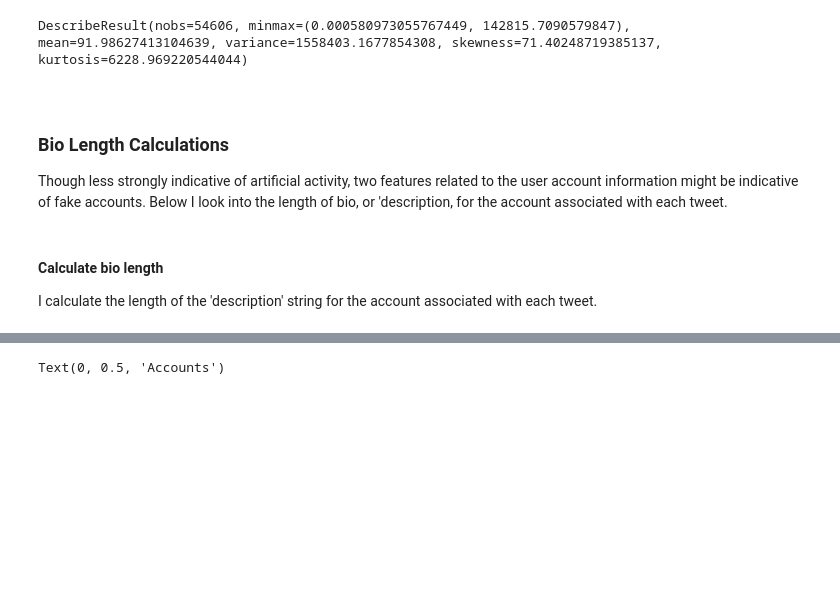
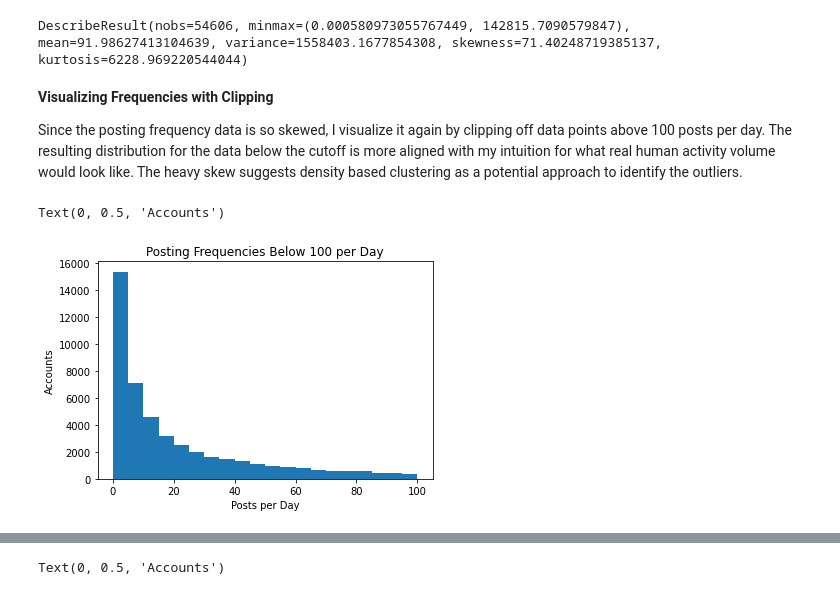
Before and after one commit to Oponn-1/ClimateChangeDisinformation, a Jupyter notebook: Report.ipynb, the cells around one changed output, grey strips where cells are left out. Drawn from its saved outputs; the diff is of its cells as text; code cells hidden in the pictures; blank space fills up the shorter version.

```diff
--- a/Report.ipynb
+++ b/Report.ipynb
@@ -285,13 +258,18 @@ Text(0, 0.5, 'Accounts')
 stats.describe(post_freq)
 # %% [output]
 DescribeResult(nobs=54606, minmax=(0.000580973055767449, 142815.7090579847), mean=91.98627413104639, variance=1558403.1677854308, skewness=71.40248719385137, kurtosis=6228.969220544044)
-# %% [markdown]
-&nbsp;
-### Bio Length Calculations
-Though less strongly indicative of artificial activity, two features related to the user account information might be indicative of fake accounts. Below I look into the length of bio, or 'description, for the account associated with each tweet.
-
-&nbsp;
-
-**Calculate bio length**
-
-I calculate the length of the 'description' string for the account associated with each tweet.
+# %% [markdown]
+**Visualizing Frequencies with Clipping**
+
+Since the posting frequency data is so skewed, I visualize it again by clipping off data points above 100 posts per day. The resulting distribution for the data below the cutoff is more aligned with my intuition for what real human activity volume would look like. The heavy skew suggests density based clustering as a potential approach to identify the outliers.
+# %%
+# Create each clipped dataset
+post_freq_below = [f for f in post_freq if f < 100]
+# %%
+plt.hist(post_freq_below, bins=20)
+plt.title("Posting Frequencies Below 100 per Day")
+plt.xlabel("Posts per Day")
+plt.ylabel("Accounts")
+# %% [output]
+Text(0, 0.5, 'Accounts')
+[figure, added]
```
Also changed, not shown: parts of 14 cells of this notebook.
